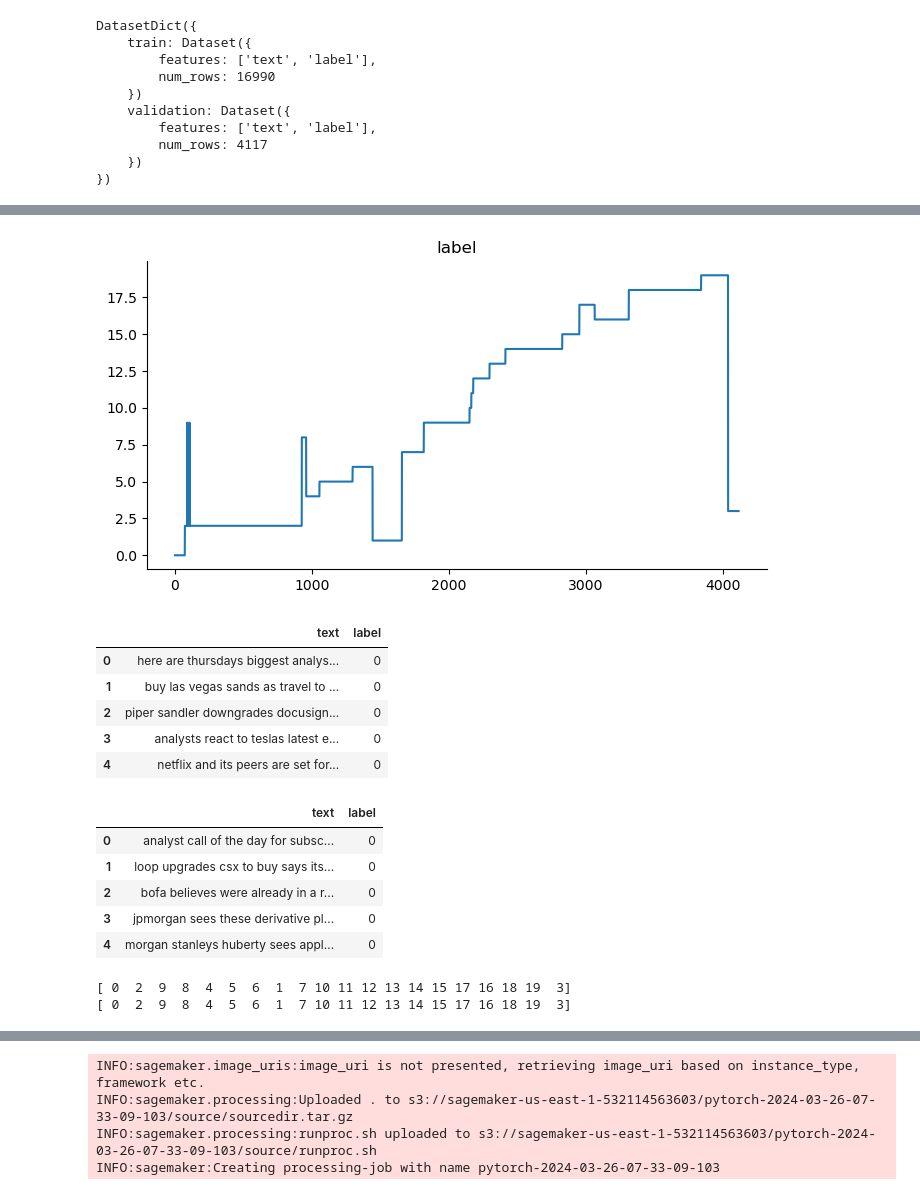
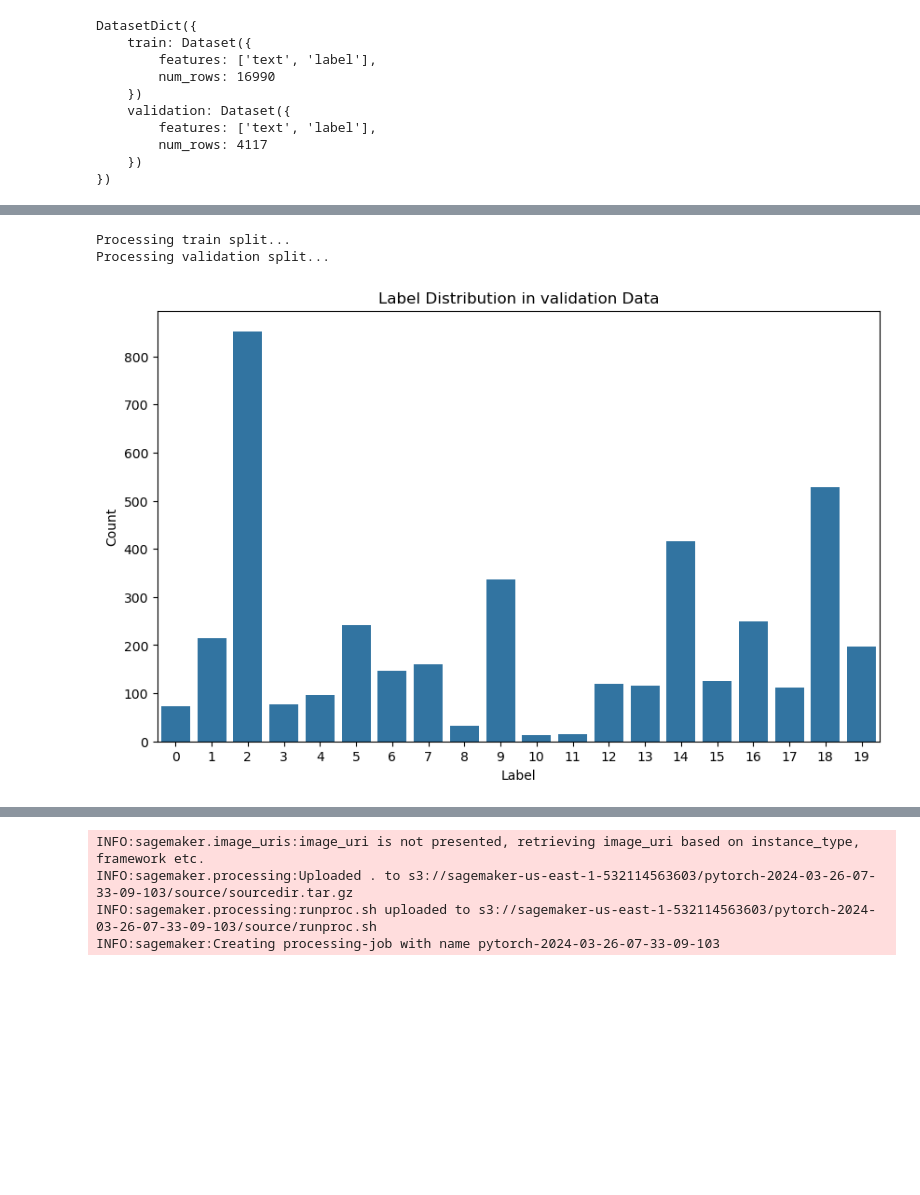
Before and after one commit to alqaini/PulseTweet, a Jupyter notebook: PulseTweet.ipynb, the cells around one changed output, grey strips where cells are left out. Cells and saved outputs as stored; diff of their text form; code cells hidden in the pictures; blank space fills up the shorter version.

Commit message:
updated plots

```diff
--- a/PulseTweet.ipynb
+++ b/PulseTweet.ipynb
@@ -65,31 +52,20 @@ df_test.head()
-# %%
-# @title label
-
-df_test['label'].plot(kind='line', figsize=(8, 4), title='label')
-plt.gca().spines[['top', 'right']].set_visible(False)
-# %% [output]
-[figure, removed]
-# %%
-df_train.head()
-# %% [output]
-|  | text | label |
-| 0 | here are thursdays biggest analys... | 0 |
-| 1 | buy las vegas sands as travel to ... | 0 |
-| 2 | piper sandler downgrades docusign... | 0 |
-| 3 | analysts react to teslas latest e... | 0 |
-| 4 | netflix and its peers are set for... | 0 |
 # %%
-df_test.head()
+splits = ['train', 'validation']
+for split in splits:
+    print(f"Processing {split} split...")
+    df = pd.DataFrame(dataset[split])
+    df['clean_text'] = df['text'].apply(clean_text)
+    df['text_length'] = df['clean_text'].apply(len)
 # %% [output]
-|  | text | label |
-| 0 | analyst call of the day for subsc... | 0 |
-| 1 | loop upgrades csx to buy says its... | 0 |
-| 2 | bofa believes were already in a r... | 0 |
-| 3 | jpmorgan sees these derivative pl... | 0 |
-| 4 | morgan stanleys huberty sees appl... | 0 |
+Processing train split...
+Processing validation split...
 # %%
-print(df_train["label"].unique())
-print(df_test["label"].unique())
+    # Plot the distribution of labels
+    plt.figure(figsize=(10, 6))
+    sns.countplot(data=df, x='label')
+    plt.title(f'Label Distribution in {split} Data')
+    plt.xlabel('Label')
+    plt.ylabel('Count')
+    plt.show()
 # %% [output]
-[ 0  2  9  8  4  5  6  1  7 10 11 12 13 14 15 17 16 18 19  3]
-[ 0  2  9  8  4  5  6  1  7 10 11 12 13 14 15 17 16 18 19  3]
+[figure, added]
```
Also changed, not shown: parts of 7 cells of this notebook.
